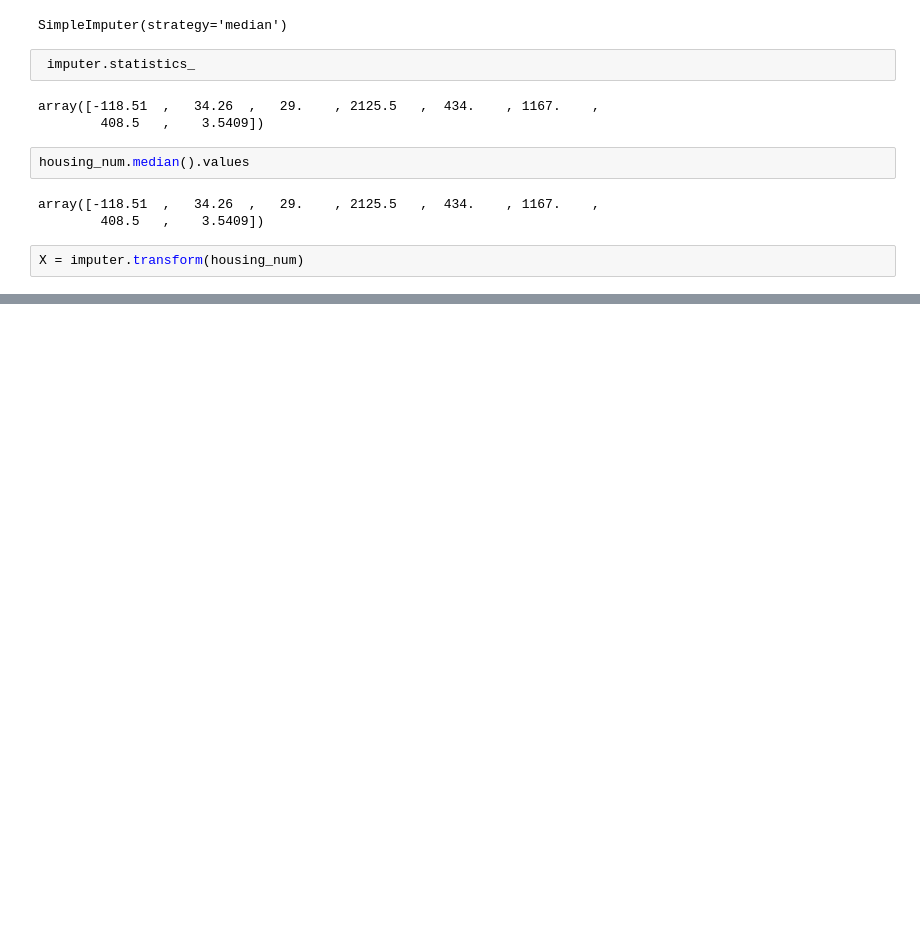
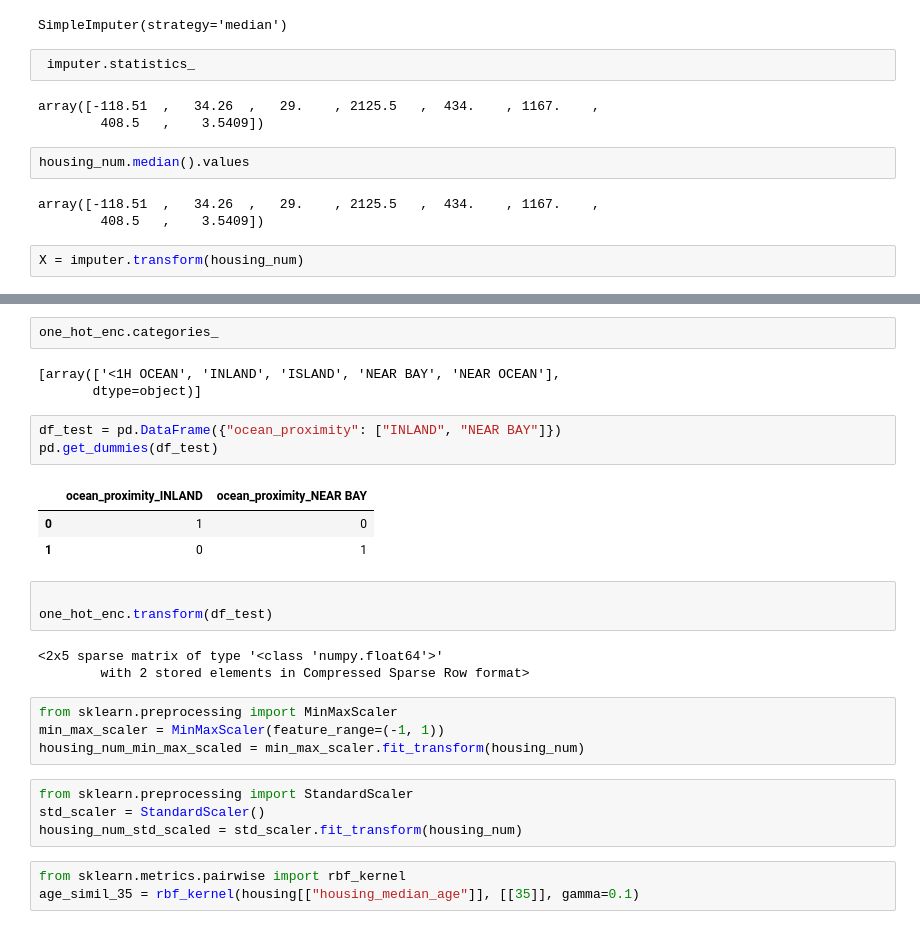
Before and after one commit to iupui-soic/pybootcamp, a Jupyter notebook: sakshishah.ipynb, the cells around one changed output, grey strips where cells are left out. Drawn from its saved outputs; the diff is of its cells as text; blank space fills up the shorter version.

```diff
--- a/sakshishah.ipynb
+++ b/sakshishah.ipynb
@@ -244,0 +279,29 @@ X = imputer.transform(housing_num)
+# %%
+one_hot_enc.categories_
+# %% [output]
+[array(['<1H OCEAN', 'INLAND', 'ISLAND', 'NEAR BAY', 'NEAR OCEAN'],
+       dtype=object)]
+# %%
+df_test = pd.DataFrame({"ocean_proximity": ["INLAND", "NEAR BAY"]})
+pd.get_dummies(df_test)
+# %% [output]
+|  | ocean_proximity_INLAND | ocean_proximity_NEAR BAY |
+| 0 | 1 | 0 |
+| 1 | 0 | 1 |
+# %%
+
+one_hot_enc.transform(df_test)
+# %% [output]
+<2x5 sparse matrix of type '<class 'numpy.float64'>'
+        with 2 stored elements in Compressed Sparse Row format>
+# %%
+from sklearn.preprocessing import MinMaxScaler
+min_max_scaler = MinMaxScaler(feature_range=(-1, 1))
+housing_num_min_max_scaled = min_max_scaler.fit_transform(housing_num)
+# %%
+from sklearn.preprocessing import StandardScaler
+std_scaler = StandardScaler()
+housing_num_std_scaled = std_scaler.fit_transform(housing_num)
+# %%
+from sklearn.metrics.pairwise import rbf_kernel
+age_simil_35 = rbf_kernel(housing[["housing_median_age"]], [[35]], gamma=0.1)
```
Also changed, not shown: parts of 13 cells of this notebook.
